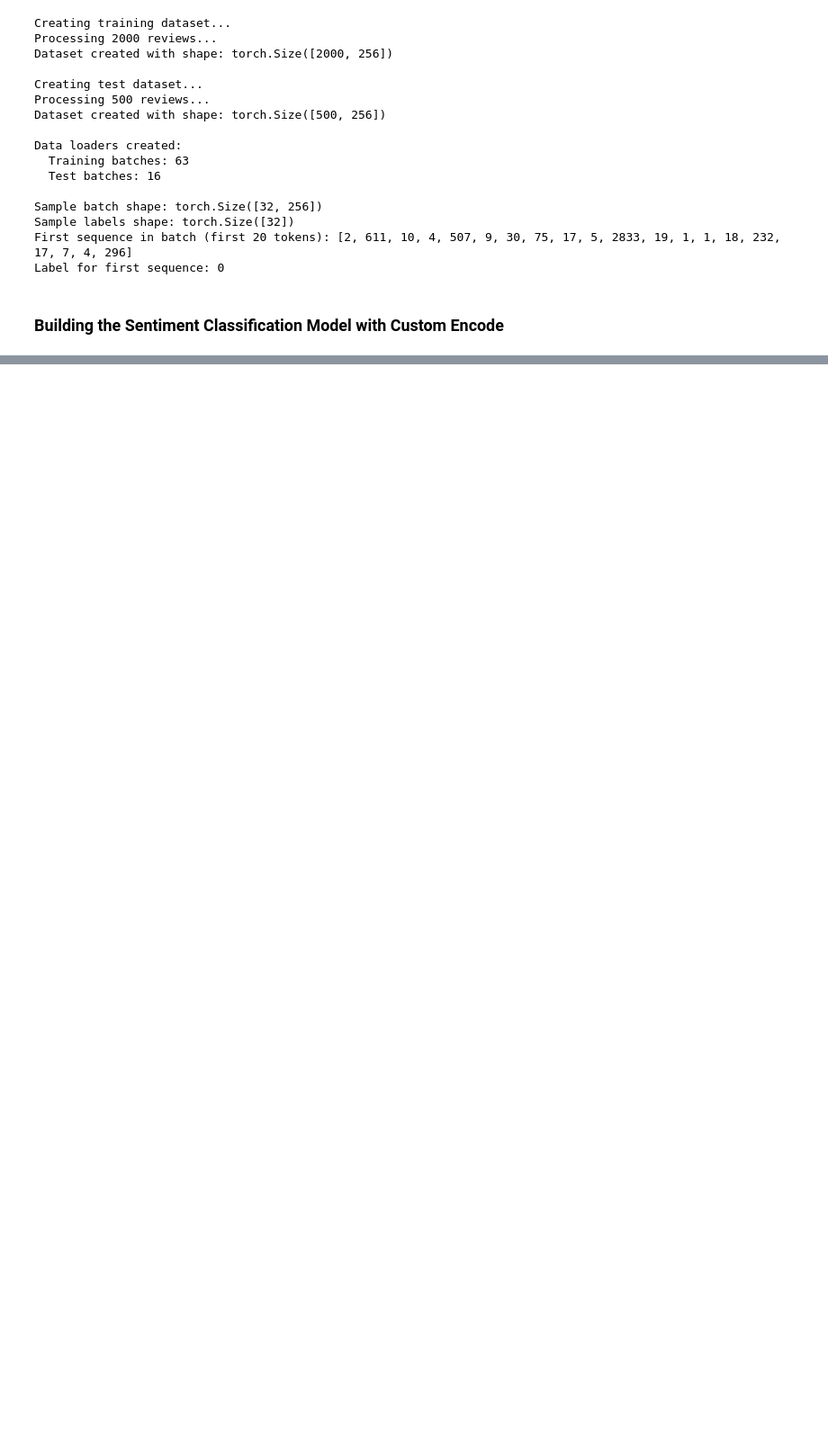
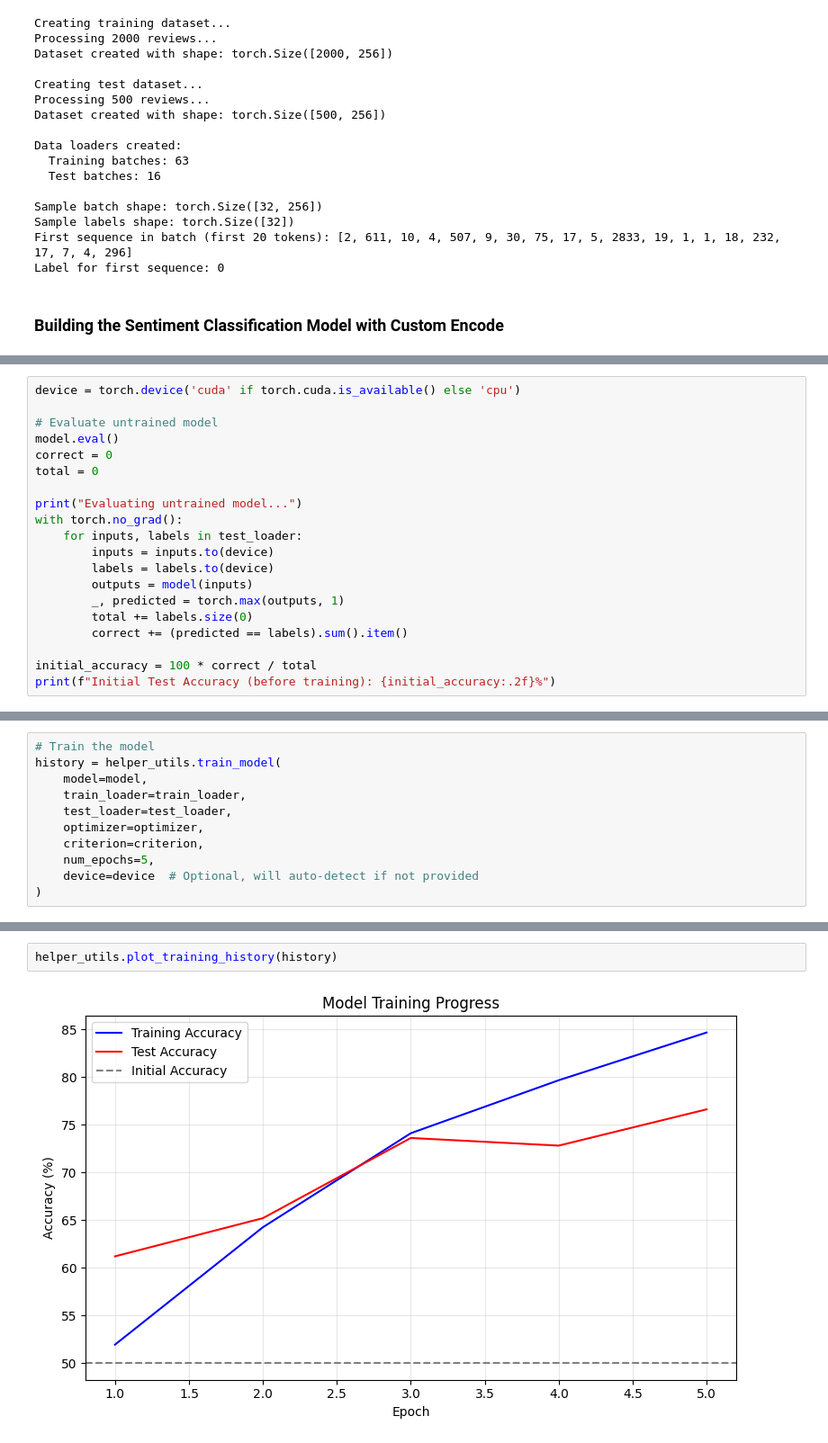
Before and after one commit to mohammadfaizan76692/FROM_SCRATCH_ML, a Jupyter notebook: Attention_from_Scratch/encoder/encoder.ipynb, the cells around one changed output, grey strips where cells are left out. Shown at 90% size. Cells and saved outputs as stored; diff of their text form; blank space fills up the shorter version.

```diff
--- a/Attention_from_Scratch/encoder/encoder.ipynb
+++ b/Attention_from_Scratch/encoder/encoder.ipynb
@@ -524,0 +757,20 @@ Label for first sequence: 0
+# %%
+device = torch.device('cuda' if torch.cuda.is_available() else 'cpu')
+
+# Evaluate untrained model
+model.eval()
+correct = 0
+total = 0
+
+print("Evaluating untrained model...")
+with torch.no_grad():
+    for inputs, labels in test_loader:
+        inputs = inputs.to(device)
+        labels = labels.to(device)
+        outputs = model(inputs)
+        _, predicted = torch.max(outputs, 1)
+        total += labels.size(0)
+        correct += (predicted == labels).sum().item()
+
+initial_accuracy = 100 * correct / total
+print(f"Initial Test Accuracy (before training): {initial_accuracy:.2f}%")
@@ -524,0 +780,11 @@ Label for first sequence: 0
+# %%
+# Train the model
+history = helper_utils.train_model(
+    model=model,
+    train_loader=train_loader,
+    test_loader=test_loader,
+    optimizer=optimizer,
+    criterion=criterion,
+    num_epochs=5,
+    device=device  # Optional, will auto-detect if not provided
+)
@@ -524,0 +822,4 @@ Label for first sequence: 0
+# %%
+helper_utils.plot_training_history(history)
+# %% [output]
+[figure, added]
```
Also changed, not shown: parts of 14 cells of this notebook.
